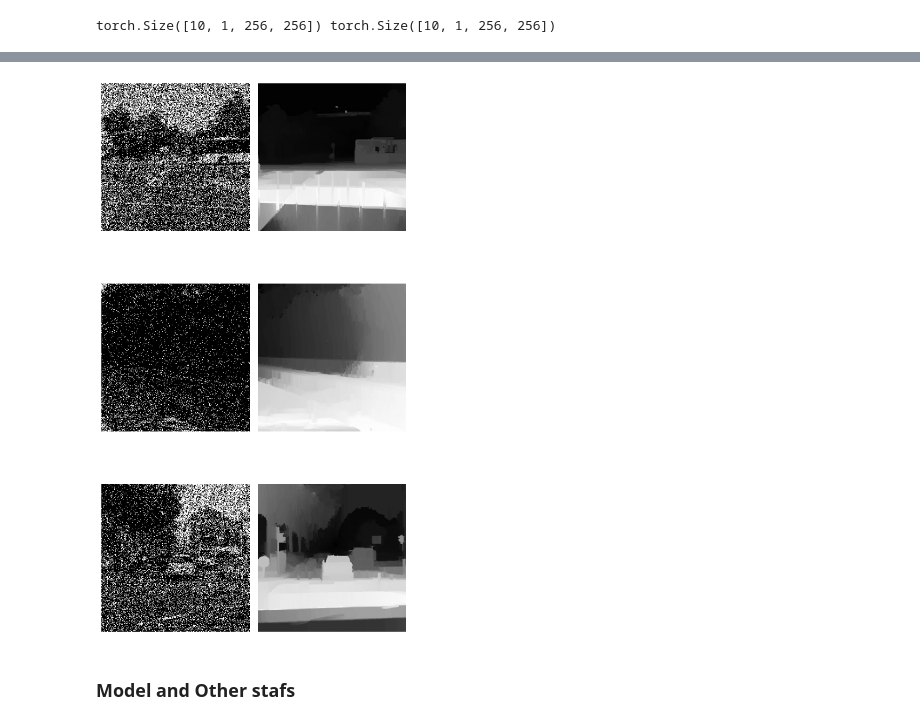
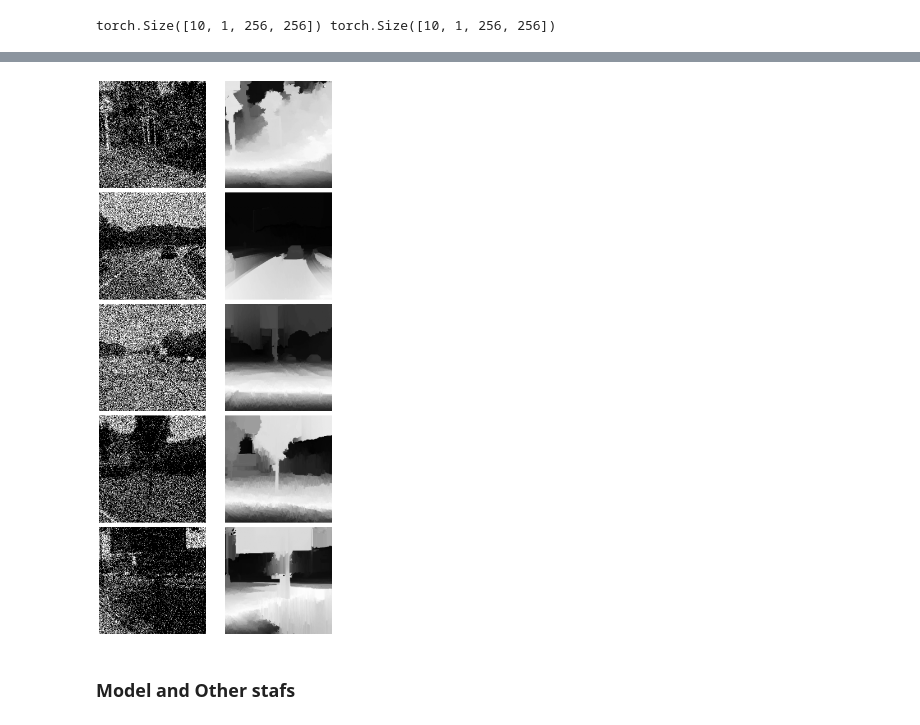
Before and after one commit to soumitrapy/DeptEst, a Jupyter notebook: playbook.ipynb, the cells around one changed output, grey strips where cells are left out. Saved outputs shown, nothing was run; the diff lists cells and outputs as text; code cells hidden in the pictures.

```diff
--- a/playbook.ipynb
+++ b/playbook.ipynb
@@ -66,8 +66,8 @@ utils.show_images(idx = np.random.randint(len(ds['train'])), ds=ds['train'])
 # %%
-k = 3
+k = 5
 utils.show_random_images(ds['train'],k=k, figsize=(k*2, k*4))
 # %% [output]
-[figure, old version]
+[figure, new version]
 # %% [markdown]
 ### Model and Other stafs
 # %%
```
Also changed, not shown: parts of 2 cells of this notebook.
